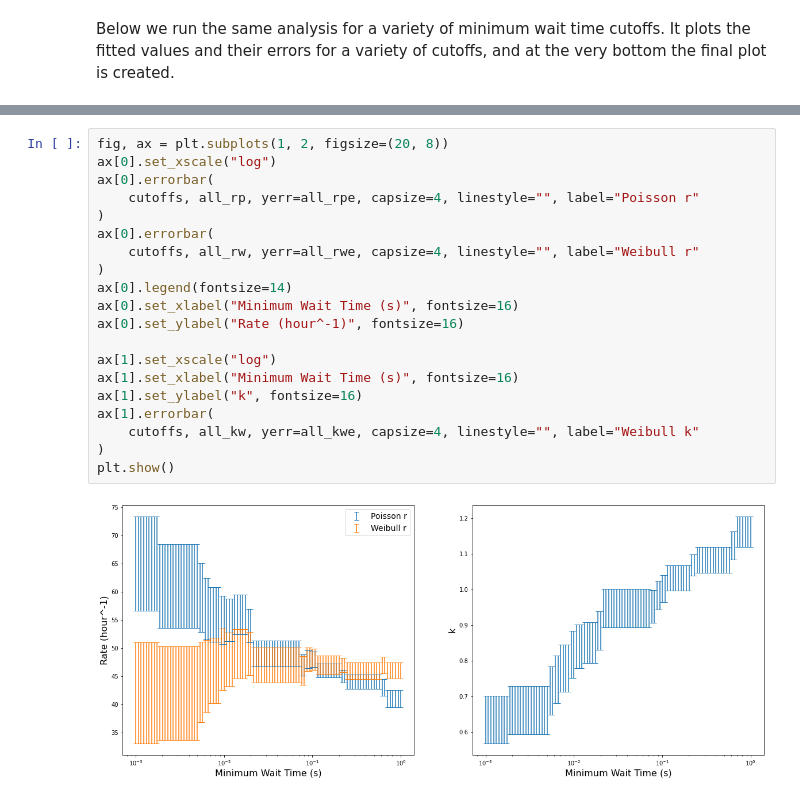
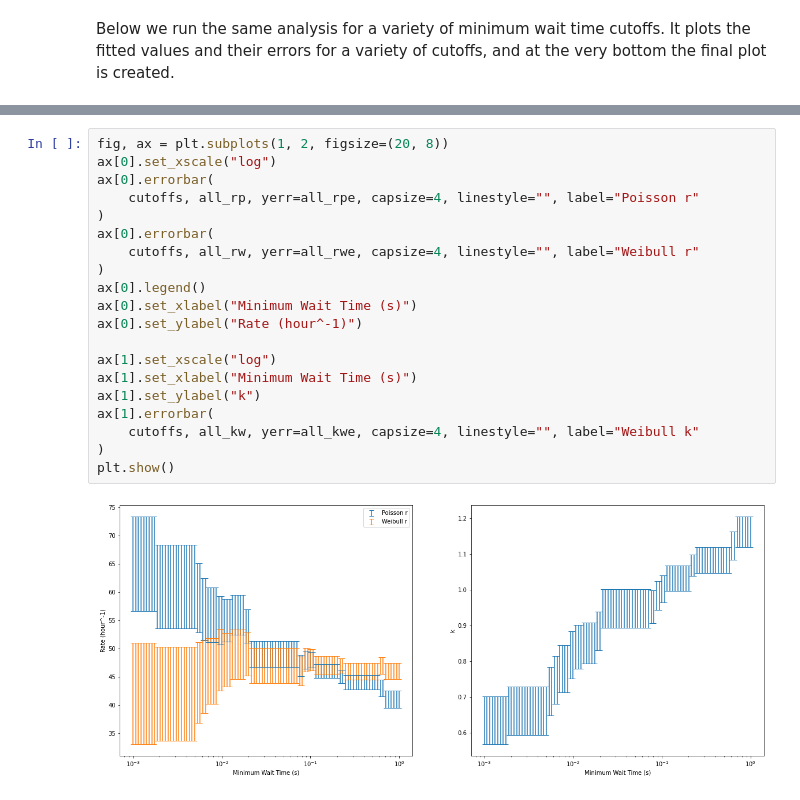
Before and after one commit to thepetabyteproject/FRB121102, a Jupyter notebook: analysis/burst_rate.ipynb, the cells around one changed output, grey strips where cells are left out. Cells and saved outputs as stored; diff of their text form.

```diff
--- a/analysis/burst_rate.ipynb
+++ b/analysis/burst_rate.ipynb
@@ -400,24 +401,24 @@ for cutoff in cutoffs:
 # %%
 fig, ax = plt.subplots(1, 2, figsize=(20, 8))
 ax[0].set_xscale("log")
 ax[0].errorbar(
     cutoffs, all_rp, yerr=all_rpe, capsize=4, linestyle="", label="Poisson r"
 )
 ax[0].errorbar(
     cutoffs, all_rw, yerr=all_rwe, capsize=4, linestyle="", label="Weibull r"
 )
-ax[0].legend(fontsize=14)
-ax[0].set_xlabel("Minimum Wait Time (s)", fontsize=16)
-ax[0].set_ylabel("Rate (hour^-1)", fontsize=16)
+ax[0].legend()
+ax[0].set_xlabel("Minimum Wait Time (s)")
+ax[0].set_ylabel("Rate (hour^-1)")
 
 ax[1].set_xscale("log")
-ax[1].set_xlabel("Minimum Wait Time (s)", fontsize=16)
-ax[1].set_ylabel("k", fontsize=16)
+ax[1].set_xlabel("Minimum Wait Time (s)")
+ax[1].set_ylabel("k")
 ax[1].errorbar(
     cutoffs, all_kw, yerr=all_kwe, capsize=4, linestyle="", label="Weibull k"
 )
 plt.show()
 # %% [output]
-[figure, old version]
+[figure, new version]
 [interactive output not drawn]
 # %%
```
Also changed, not shown: parts of 3 cells of this notebook, 8 other files.
